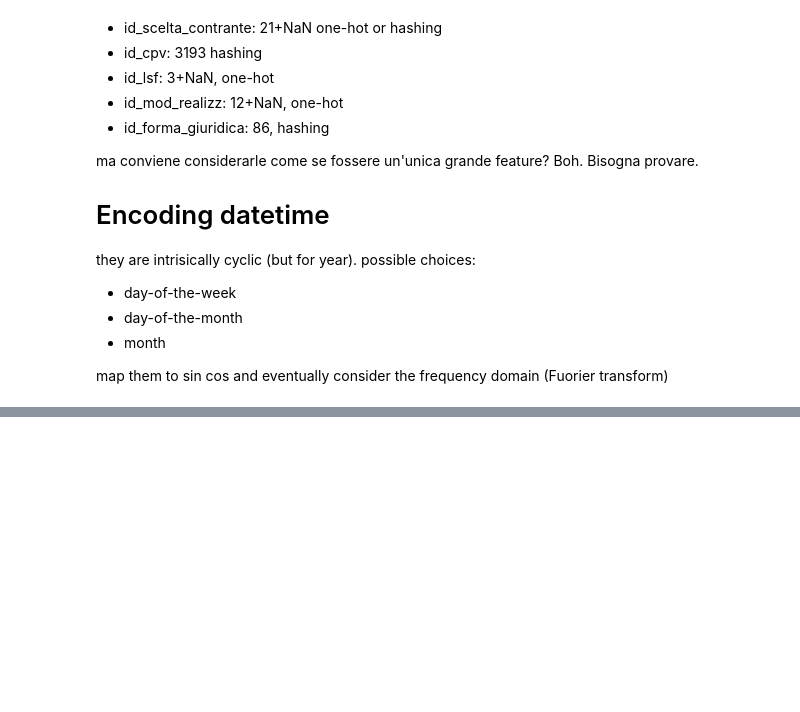
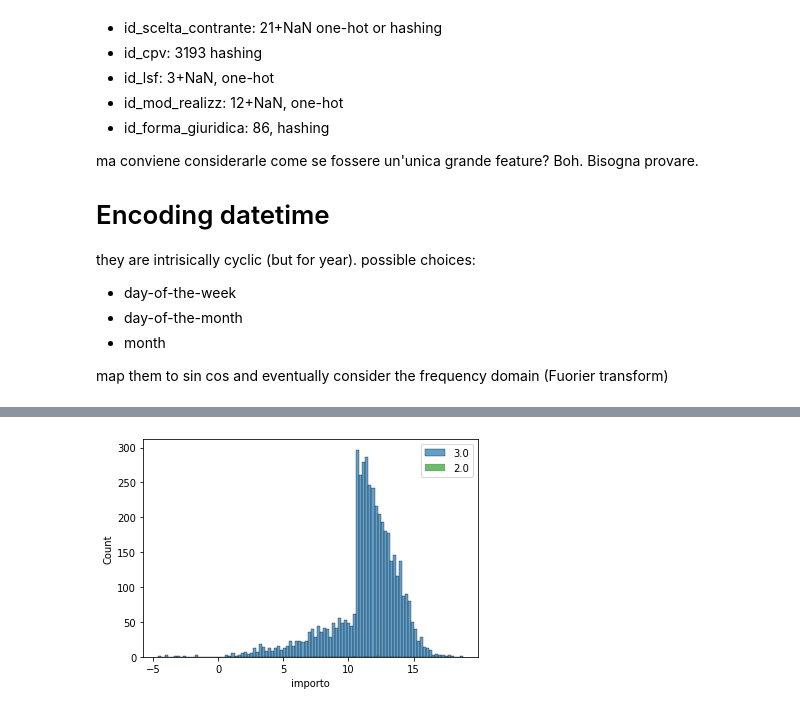
Before and after one commit to Yourne/synapthesis, a Jupyter notebook: input.ipynb, the cells around one changed output, grey strips where cells are left out. Cells and saved outputs as stored; diff of their text form; code cells hidden in the pictures; blank space fills up the shorter version.

```diff
--- a/input.ipynb
+++ b/input.ipynb
@@ -167,0 +202,10 @@ Problema generale con i tree-based algorithms: considerano una feature alla volt
+# %%
+for i, lsf in enumerate(modeMarket.id_lsf.unique()):
+    sns.histplot(
+        data=modeMarket[modeMarket.id_lsf == lsf],
+        x="importo", bins=100,
+        color=list(mcolors.TABLEAU_COLORS)[i], alpha=.7, label=lsf
+    )
+    plt.legend()
+# %% [output]
+[figure, added]
```
Also changed, not shown: parts of 10 cells of this notebook.
